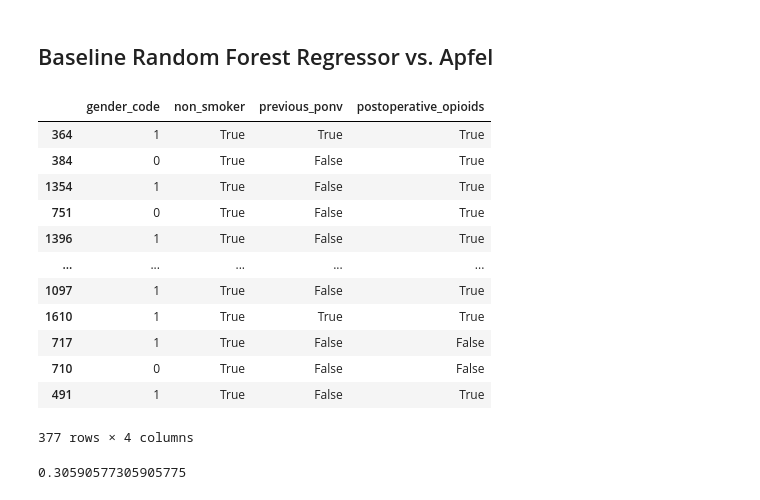
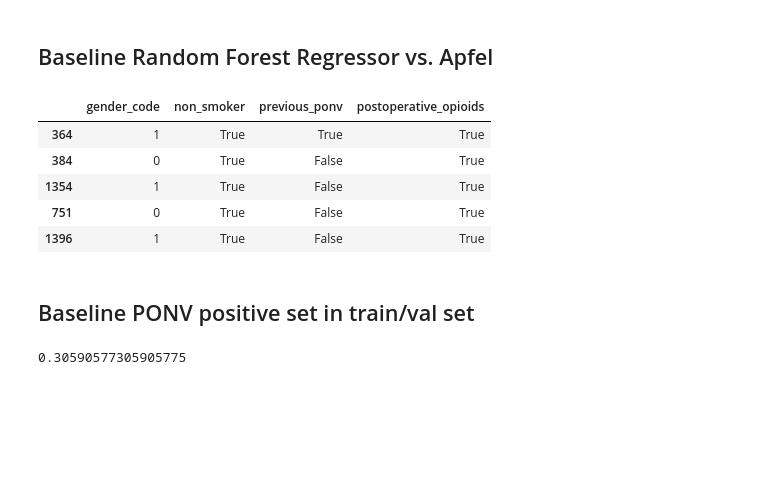
Before and after one commit to brokengrappler/PONV_Classifier, a Jupyter notebook: py_scripts/P3_EDA.ipynb, the cells around one changed output. Cells and saved outputs as stored; diff of their text form; code cells hidden in the pictures; blank space fills up the shorter version.

```diff
--- a/jpnb/P3_EDA.ipynb
+++ b/py_scripts/P3_EDA.ipynb
@@ -378,21 +338,14 @@ Although a key wasn't available to explain what each of the techniques were, I d
 # %%
 baseline_val_x = val_x[apfel_feat]
 # %%
-baseline_val_x
+baseline_val_x.head()
 # %% [output]
 |  | gender_code | non_smoker | previous_ponv | postoperative_opioids |
 | 364 | 1 | True | True | True |
 | 384 | 0 | True | False | True |
 | 1354 | 1 | True | False | True |
 | 751 | 0 | True | False | True |
 | 1396 | 1 | True | False | True |
-| ... | ... | ... | ... | ... |
-| 1097 | 1 | True | False | True |
-| 1610 | 1 | True | True | True |
-| 717 | 1 | True | False | False |
-| 710 | 0 | True | False | False |
-| 491 | 1 | True | False | True |
-377 rows × 4 columns
 # %%
 # Baseline RFC model
 baseline_x = pp_data.drop('ponv', axis=1)
@@ -400,6 +353,8 @@ baseline_y = pp_data['ponv']
 baseline_rfc = RandomForestClassifier()
 baseline_rfc.fit(baseline_x, baseline_y)
 rfc_pred = baseline_rfc.predict(baseline_val_x)
+# %% [markdown]
+## Baseline PONV positive set in train/val set
 # %%
 sum(tv_y['ponv'])/len(tv_y['ponv'])
 # %% [output]
```
Also changed, not shown: parts of 31 cells of this notebook, 21 other files.
